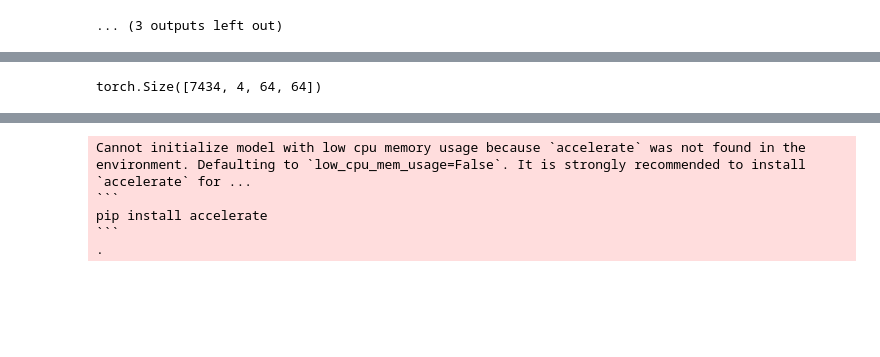
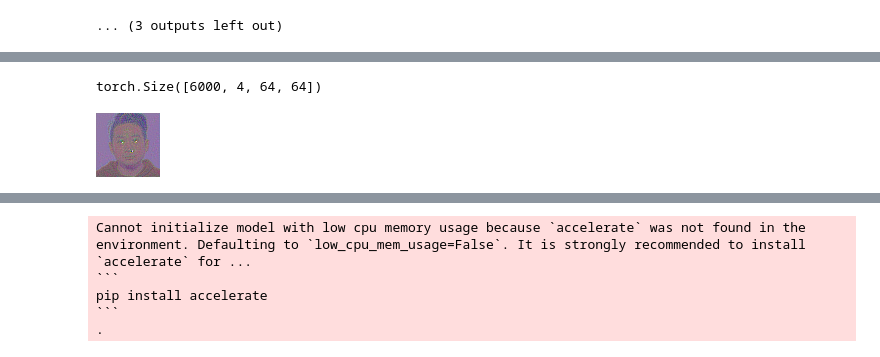
Before and after one commit to antonibigata/generative-models, a Jupyter notebook: notebooks/autoencoder.ipynb, the cells around one changed output, grey strips where cells are left out. Drawn from its saved outputs; the diff is of its cells as text; code cells hidden in the pictures; blank space fills up the shorter version.

```diff
--- a/notebooks/autoencoder.ipynb
+++ b/notebooks/autoencoder.ipynb
@@ -88,7 +114,7 @@ from safetensors.torch import load_file
 
 encoded = load_file(
     "/fsx/behavioural_computing_data/face_generation_data/AA_processed/part_1/video_512_latent/G185_C011_0222NS_001_output_output_video_512_latent.safetensors"
-)["latents"]
+)["latents"][:6000]
 encoded.shape
 # %% [output]
-torch.Size([7434, 4, 64, 64])
+torch.Size([6000, 4, 64, 64])
@@ -94,0 +183,10 @@ torch.Size([7434, 4, 64, 64])
+# %%
+image = encoded[0] * 0.18215
+image = ((image.cpu() + 1) / 2) * 255
+from PIL import Image
+
+image_rgb = image[:3]
+
+Image.fromarray(image_rgb.permute(1, 2, 0).numpy().astype("uint8"))
+# %% [output]
+[figure, added]
```
Also changed, not shown: parts of 8 cells of this notebook, 6 other files.
